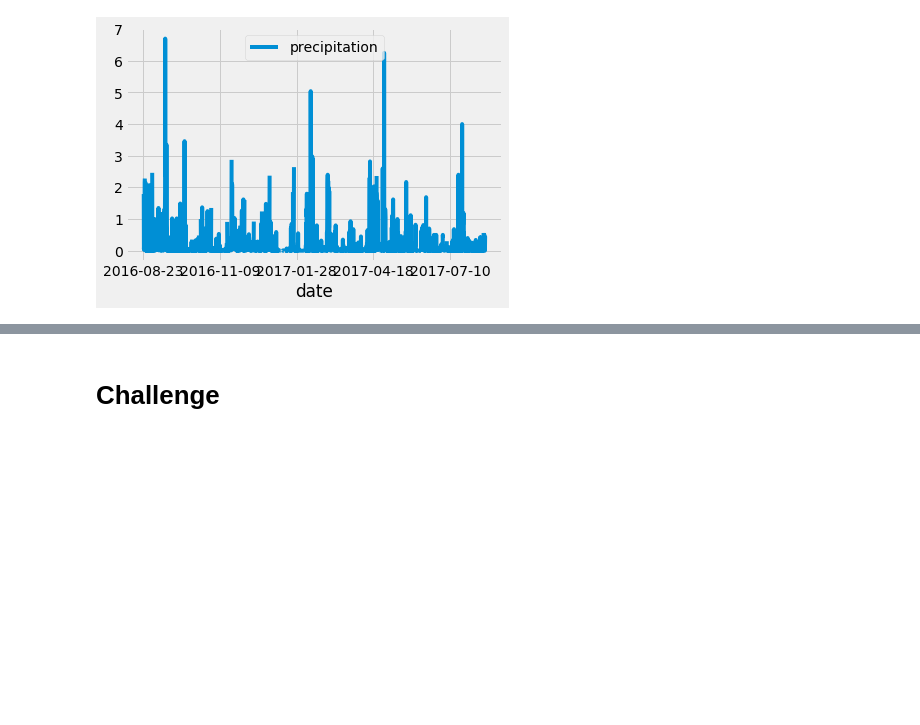
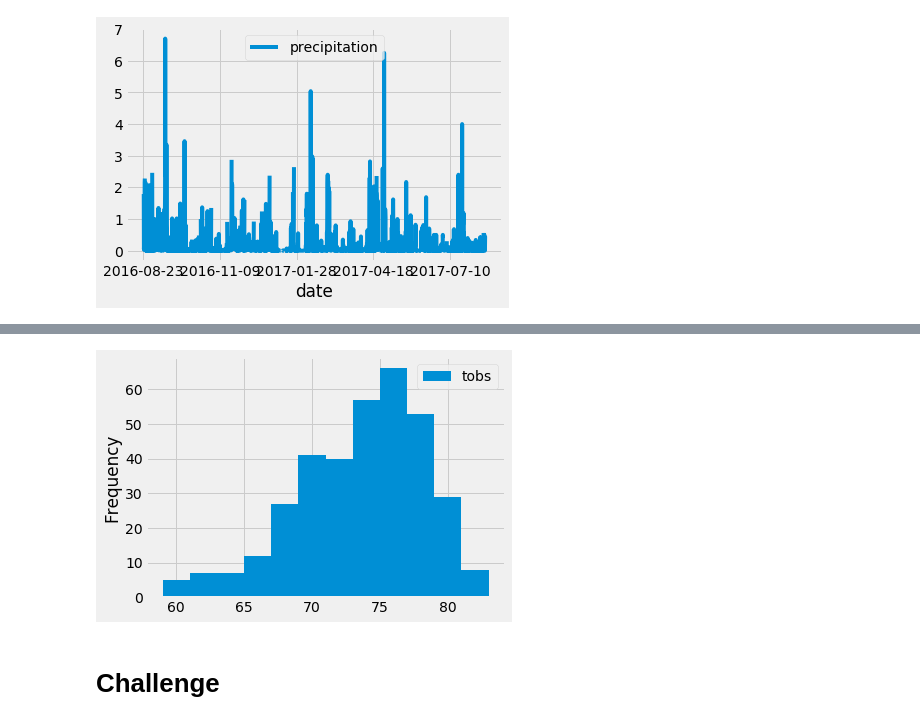
Before and after one commit to misterrustia/surfs_up, a Jupyter notebook: climate_analysis.ipynb, the cells around one changed output, grey strips where cells are left out. Saved outputs shown, nothing was run; the diff lists cells and outputs as text; code cells hidden in the pictures; blank space fills up the shorter version.

```diff
--- a/climate_analysis.ipynb
+++ b/climate_analysis.ipynb
@@ -133,3 +164,7 @@ df.plot()
 # %%
 # Choose the station with the highest number of temperature observations.
 # Query the last 12 months of temperature observation data for this station and plot the results as a histogram
+results = session.query(Measurement.tobs).\
+filter(Measurement.station == 'USC00519281').\
+filter(Measurement.date >= prev_year).all()
+print(results)
@@ -135,0 +173,8 @@ df.plot()
+# %%
+df = pd.DataFrame(results, columns=['tobs'])
+df
+#df = pd.DataFrame(results, columns=['date','precipitation'])
+#inplace means mod the df where it is dont make a new one (which would be =false)
+#df.set_index(df['date'], inplace=True)
+
+#columns= (['date'],['tobs'])
@@ -136,3 +195,8 @@ df.plot()
+# %%
+df.plot.hist(bins=12)
+plt.tight_layout()
+# %% [output]
+[figure, added]
 # %%
 # Write a function called `calc_temps` that will accept start date and end date in the format '%Y-%m-%d'
 # and return the minimum, average, and maximum temperatures for that range of dates
```
Also changed, not shown: parts of 6 cells of this notebook.
